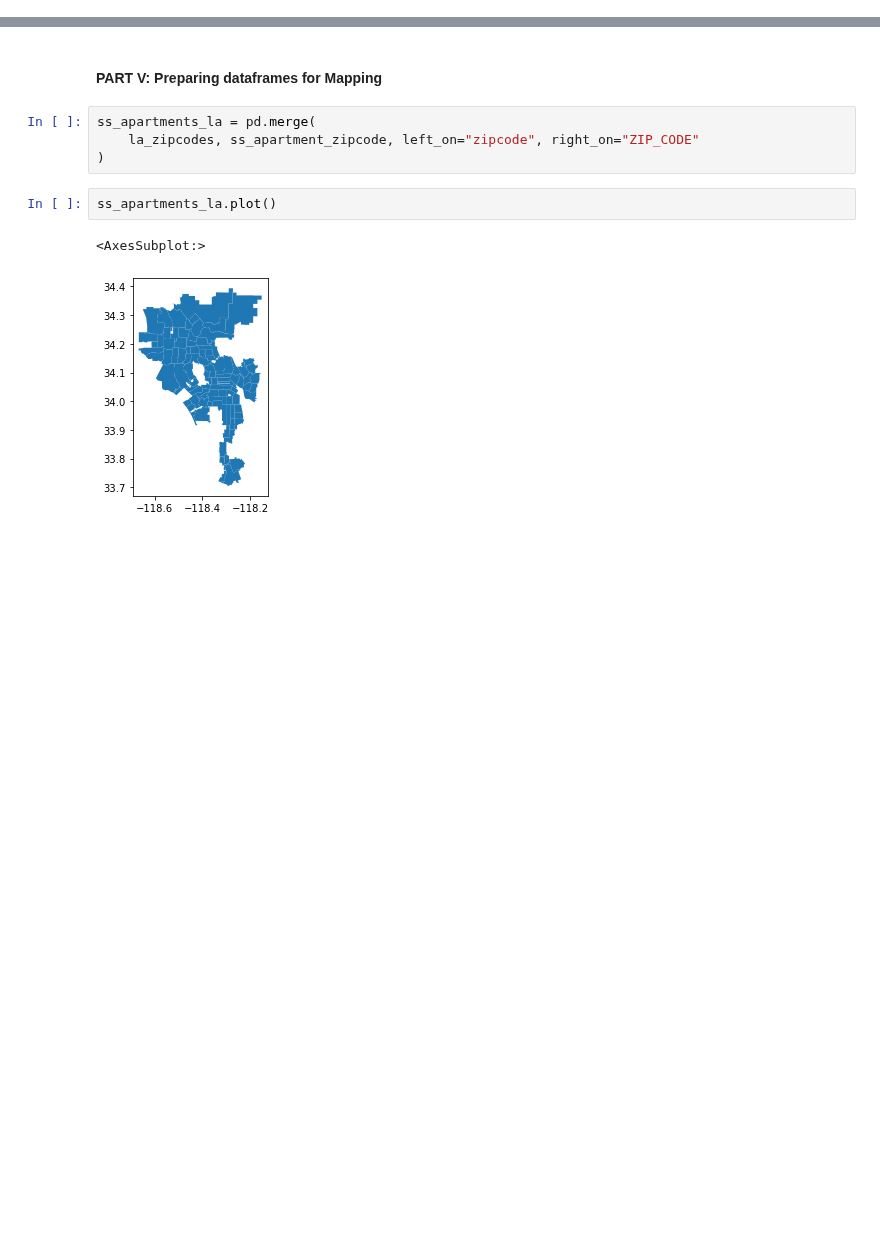
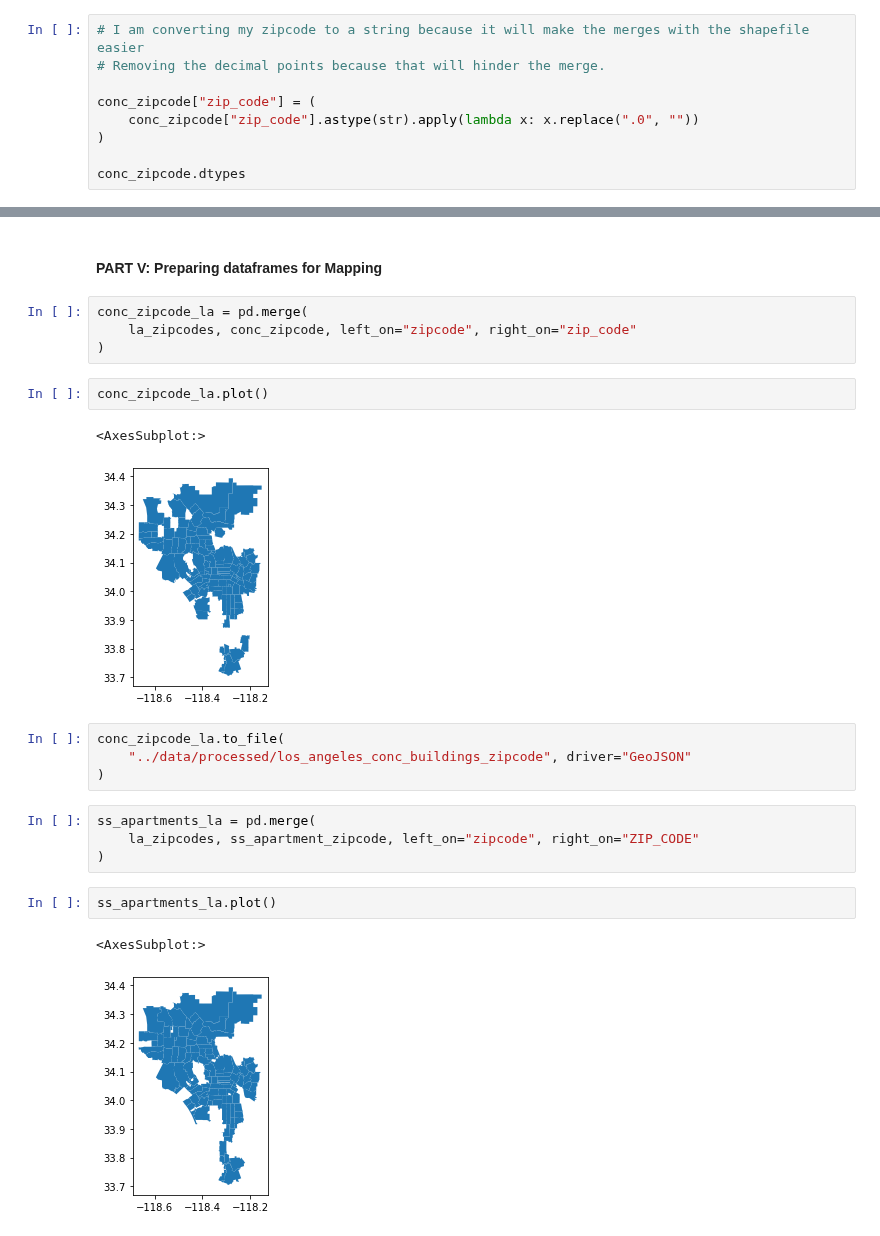
Before and after one commit to stiles/usc, a Jupyter notebook: students/shreyaag/assignments/final_project_rhysea.ipynb, the cells around one changed output, grey strips where cells are left out. Cells and saved outputs as stored; diff of their text form; blank space fills up the shorter version.

```diff
--- a/students/shreyaag/assignments/final_project_rhysea.ipynb
+++ b/students/shreyaag/assignments/final_project_rhysea.ipynb
@@ -168,3 +158,12 @@ conc_zipcode.head()
 | 11 | 90013 | 88 |
 | 25 | 90028 | 80 |
 | 19 | 90021 | 62 |
+# %%
+# I am converting my zipcode to a string because it will make the merges with the shapefile easier
+# Removing the decimal points because that will hinder the merge.
+
+conc_zipcode["zip_code"] = (
+    conc_zipcode["zip_code"].astype(str).apply(lambda x: x.replace(".0", ""))
+)
+
+conc_zipcode.dtypes
@@ -260,5 +317,18 @@ alt.Chart(hazus_classify).mark_bar(color="orange", size=30).encode(
 # %% [markdown]
 #### PART V: Preparing dataframes for Mapping
+# %%
+conc_zipcode_la = pd.merge(
+    la_zipcodes, conc_zipcode, left_on="zipcode", right_on="zip_code"
+)
+# %%
+conc_zipcode_la.plot()
+# %% [output]
+<AxesSubplot:>
+[figure, added]
+# %%
+conc_zipcode_la.to_file(
+    "../data/processed/los_angeles_conc_buildings_zipcode", driver="GeoJSON"
+)
 # %%
 ss_apartments_la = pd.merge(
     la_zipcodes, ss_apartment_zipcode, left_on="zipcode", right_on="ZIP_CODE"
```
Also changed, not shown: parts of 21 cells of this notebook, 4 other files.
